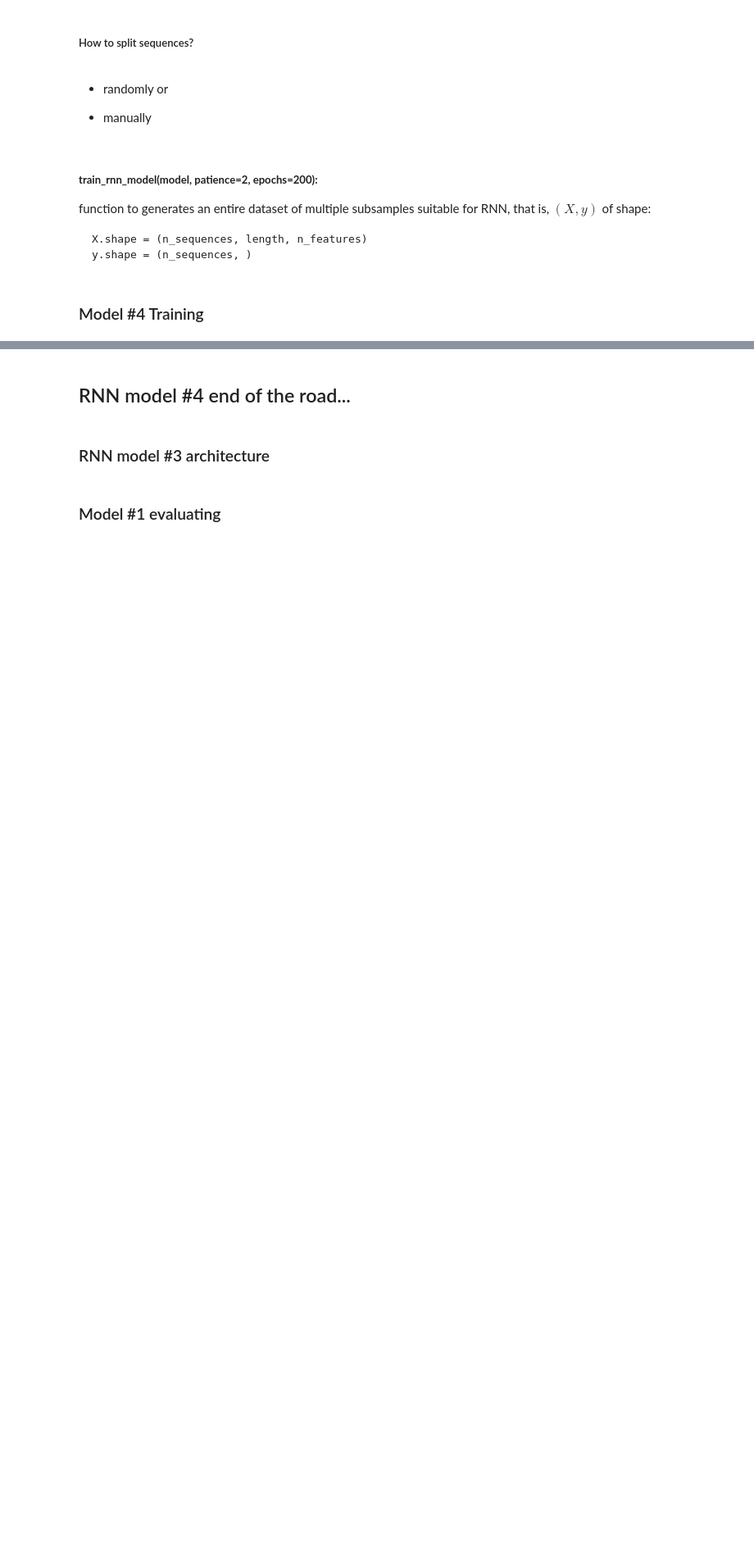
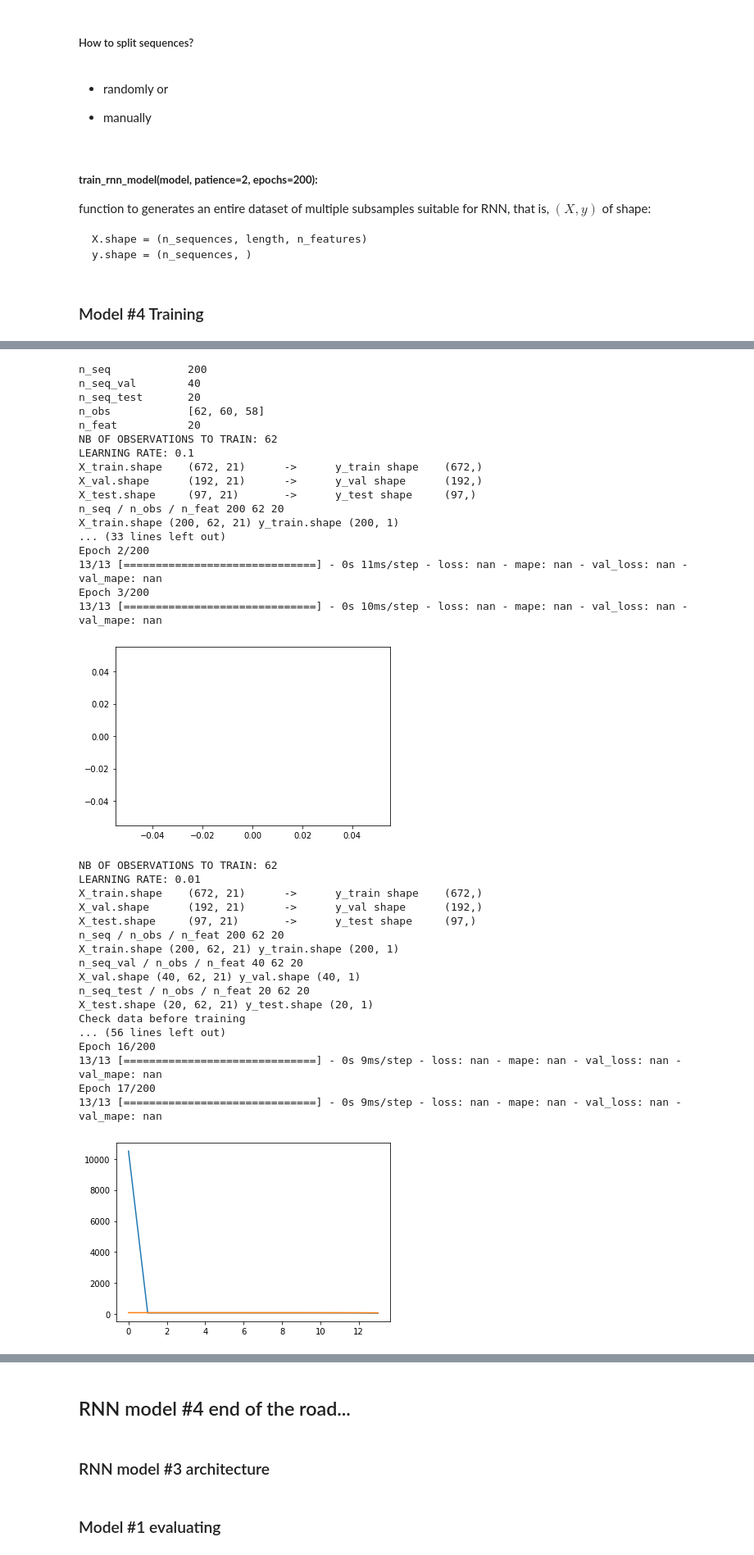
Before and after one commit to tekadata/covid_time_series_prediction, a Jupyter notebook: notebooks/RNN_TeKa.ipynb, the cells around one changed output, grey strips where cells are left out. Shown at 82% size. Drawn from its saved outputs; the diff is of its cells as text; code cells hidden in the pictures; blank space fills up the shorter version.

```diff
--- a/notebooks/RNN_TeKa.ipynb
+++ b/notebooks/RNN_TeKa.ipynb
@@ -447,0 +365,39 @@ Epoch 13/200
+# %%
+model_run(country_name='France', n_seq=200, n_obs=[62, 60, 58], n_feat=20, n_pred=1, split_train=0.7, split_val=0.9, learning_rates=[0.1, 0.01, 0.001])
+# %% [output]
+n_seq            200
+n_seq_val        40
+n_seq_test       20
+n_obs            [62, 60, 58]
+n_feat           20
+NB OF OBSERVATIONS TO TRAIN: 62
+LEARNING RATE: 0.1
+X_train.shape    (672, 21)      ->      y_train shape    (672,)
+X_val.shape      (192, 21)      ->      y_val shape      (192,)
+X_test.shape     (97, 21)       ->      y_test shape     (97,)
+n_seq / n_obs / n_feat 200 62 20
+X_train.shape (200, 62, 21) y_train.shape (200, 1)
+... (33 lines left out)
+Epoch 2/200
+13/13 [==============================] - 0s 11ms/step - loss: nan - mape: nan - val_loss: nan - val_mape: nan
+Epoch 3/200
+13/13 [==============================] - 0s 10ms/step - loss: nan - mape: nan - val_loss: nan - val_mape: nan
+[figure, added]
+NB OF OBSERVATIONS TO TRAIN: 62
+LEARNING RATE: 0.01
+X_train.shape    (672, 21)      ->      y_train shape    (672,)
+X_val.shape      (192, 21)      ->      y_val shape      (192,)
+X_test.shape     (97, 21)       ->      y_test shape     (97,)
+n_seq / n_obs / n_feat 200 62 20
+X_train.shape (200, 62, 21) y_train.shape (200, 1)
+n_seq_val / n_obs / n_feat 40 62 20
+X_val.shape (40, 62, 21) y_val.shape (40, 1)
+n_seq_test / n_obs / n_feat 20 62 20
+X_test.shape (20, 62, 21) y_test.shape (20, 1)
+Check data before training
+... (56 lines left out)
+Epoch 16/200
+13/13 [==============================] - 0s 9ms/step - loss: nan - mape: nan - val_loss: nan - val_mape: nan
+Epoch 17/200
+13/13 [==============================] - 0s 9ms/step - loss: nan - mape: nan - val_loss: nan - val_mape: nan
+[figure, added]
```
Also changed, not shown: parts of 30 cells of this notebook, 2 other files.
